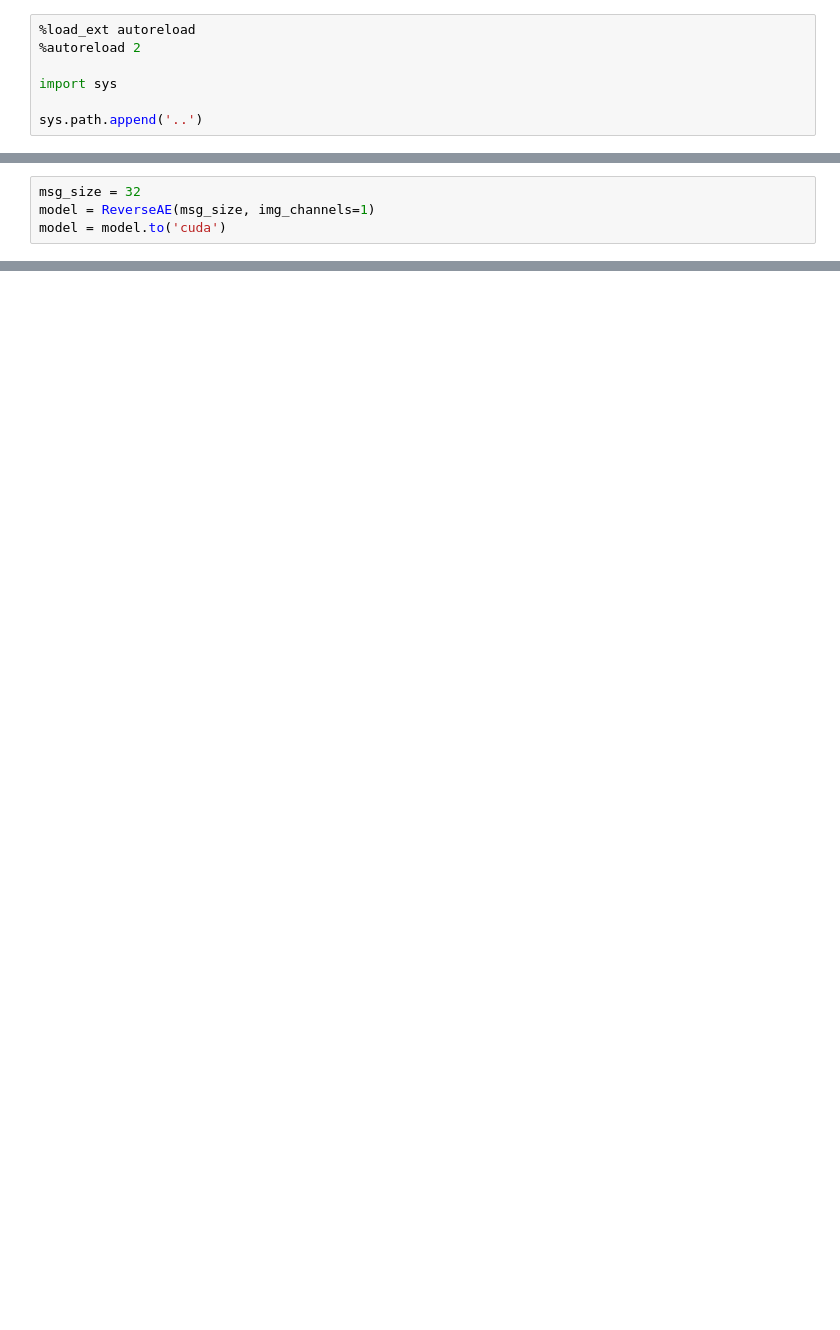
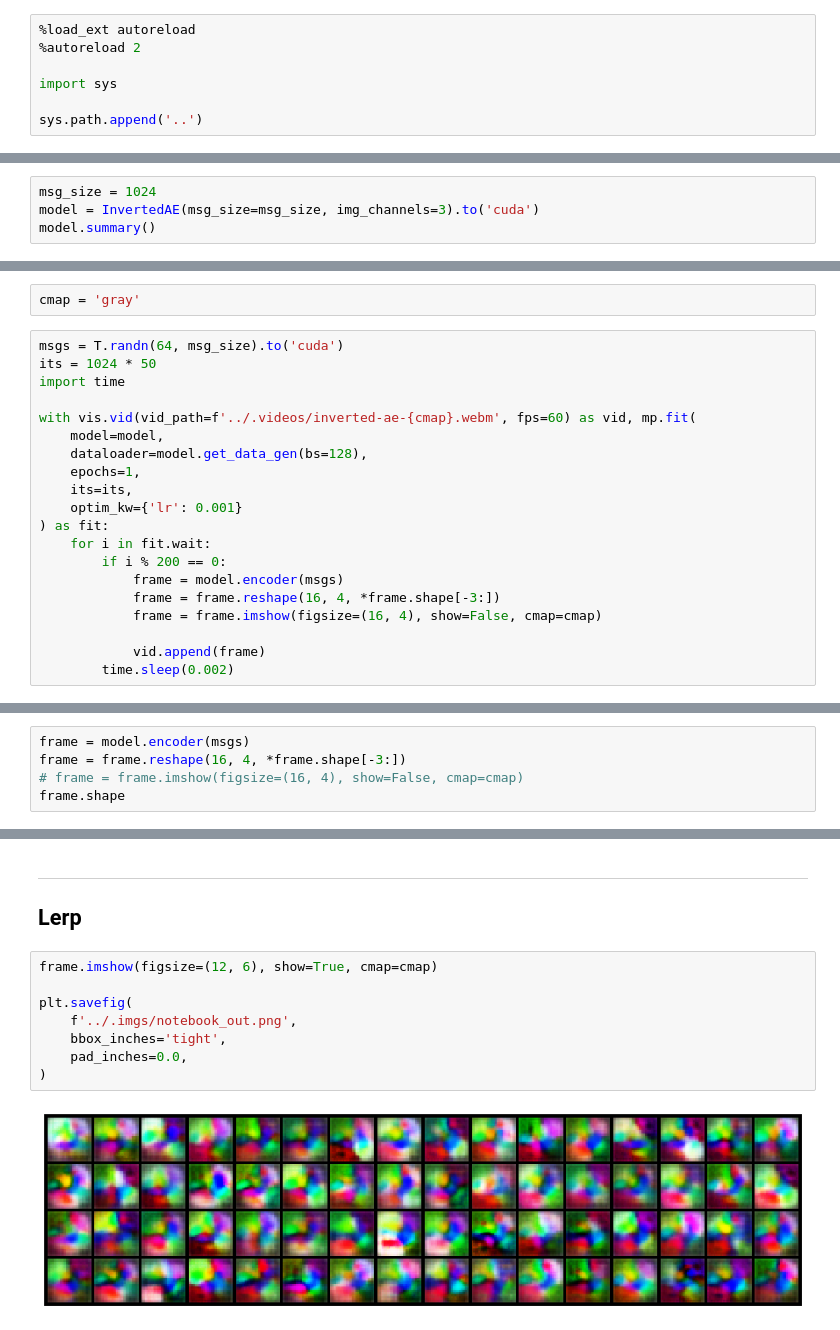
Before and after one commit to ichko/inverted-auto-encoder, a Jupyter notebook: notebooks/04-glyph-ae.ipynb, the cells around one changed output, grey strips where cells are left out. Drawn from its saved outputs; the diff is of its cells as text; blank space fills up the shorter version.

Commit message:
Update glyph AE notebook

```diff
--- a/notebooks/04-glyph-ae.ipynb
+++ b/notebooks/04-glyph-ae.ipynb
@@ -150,4 +26,4 @@ model(16).imshow(5)
 # %%
-msg_size = 32
-model = ReverseAE(msg_size, img_channels=1)
-model = model.to('cuda')
+msg_size = 1024
+model = InvertedAE(msg_size=msg_size, img_channels=3).to('cuda')
+model.summary()
@@ -189,0 +42,22 @@ model(64).imshow()
+# %%
+cmap = 'gray'
+# %%
+msgs = T.randn(64, msg_size).to('cuda')
+its = 1024 * 50
+import time
+
+with vis.vid(vid_path=f'../.videos/inverted-ae-{cmap}.webm', fps=60) as vid, mp.fit(
+    model=model,
+    dataloader=model.get_data_gen(bs=128),
+    epochs=1,
+    its=its,
+    optim_kw={'lr': 0.001}
+) as fit:
+    for i in fit.wait:
+        if i % 200 == 0:
+            frame = model.encoder(msgs)
+            frame = frame.reshape(16, 4, *frame.shape[-3:])
+            frame = frame.imshow(figsize=(16, 4), show=False, cmap=cmap)
+
+            vid.append(frame)
+        time.sleep(0.002)
@@ -189,0 +66,5 @@ model(64).imshow()
+# %%
+frame = model.encoder(msgs)
+frame = frame.reshape(16, 4, *frame.shape[-3:])
+# frame = frame.imshow(figsize=(16, 4), show=False, cmap=cmap)
+frame.shape
@@ -189,0 +79,14 @@ model(64).imshow()
+# %% [markdown]
+---
+
+## Lerp
+# %%
+frame.imshow(figsize=(12, 6), show=True, cmap=cmap)
+
+plt.savefig(
+    f'../.imgs/notebook_out.png',
+    bbox_inches='tight',
+    pad_inches=0.0,
+)
+# %% [output]
+[figure, added]
```
Also changed, not shown: parts of 18 cells of this notebook.
